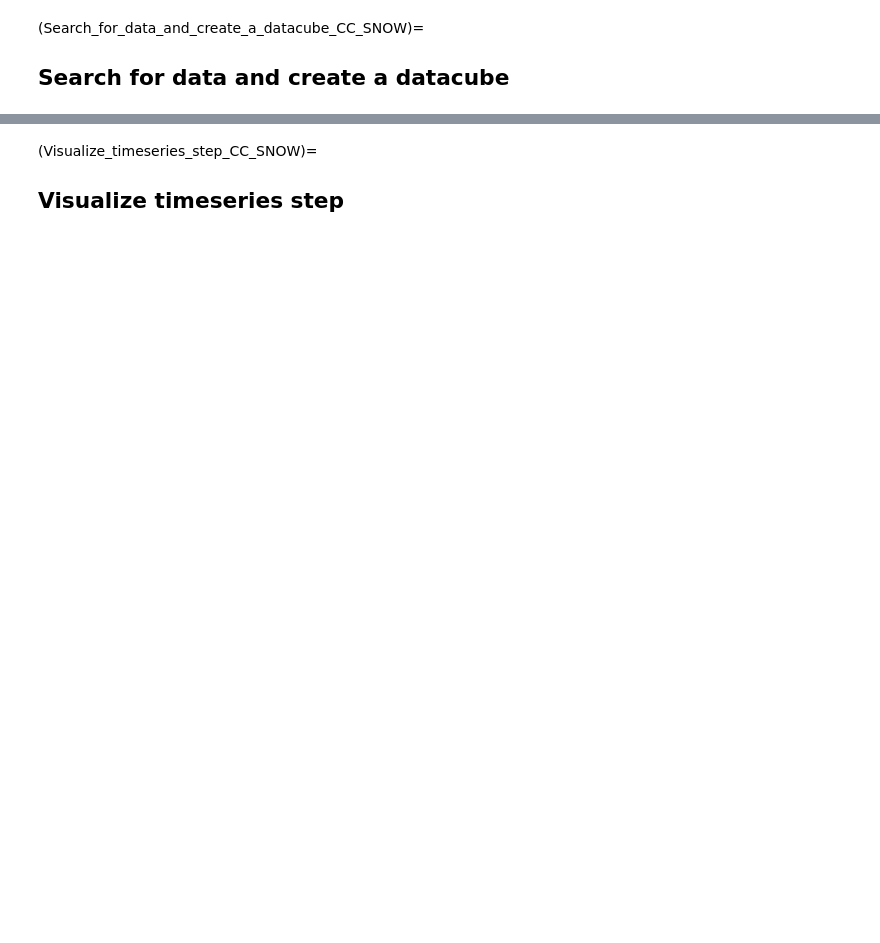
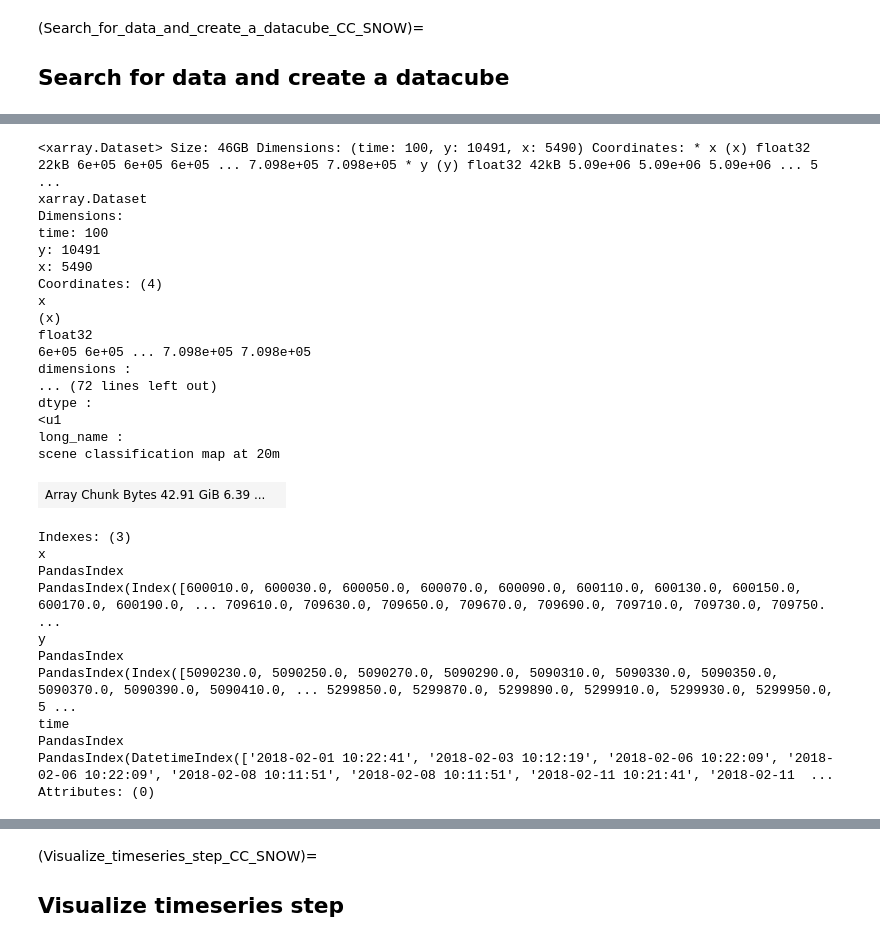
Before and after one commit to tinaok/eopf-sample-notebooks, a Jupyter notebook: notebooks/Sentinel-2/cc_snow_exercise_3.1.ipynb, the cells around one changed output, grey strips where cells are left out. Cells and saved outputs as stored; diff of their text form; code cells hidden in the pictures; blank space fills up the shorter version.

```diff
--- a/notebooks/Sentinel-2/cc_snow_exercise_3.1.ipynb
+++ b/notebooks/Sentinel-2/cc_snow_exercise_3.1.ipynb
@@ -81,0 +98,4 @@ import geopandas as gpd
+# %%
+catchment_outline = gpd.read_file('./geojson/catchment_outline_cc_31.geojson')
+bbox = list(catchment_outline.total_bounds)  # minx, miny, maxx, maxy
+bbox
@@ -84,0 +124,73 @@ import geopandas as gpd
+# %%
+def extract_time(ds):
+    date_format = "%Y%m%dT%H%M%S"
+    filename = ds.encoding["source"]
+    date_str = os.path.basename(filename).split("_")[2]
+    time = datetime.strptime(date_str, date_format)
+    return ds.assign_coords(time=time)
+
+
+b03 = xr.open_mfdataset(
+    hrefs,
+    engine="zarr",
+    chunks={},
+    group="/measurements/reflectance/r20m",
+    concat_dim="time",
+    combine="nested",
+    preprocess=extract_time,
+    mask_and_scale=True,
+).sortby("time", ascending=True)[["b03"]].rio.write_crs("EPSG:32632")
+
+b11 = xr.open_mfdataset(
+    hrefs,
+    engine="zarr",
+    chunks={},
+    group="/measurements/reflectance/r20m",
+    concat_dim="time",
+    combine="nested",
+    preprocess=extract_time,
+    mask_and_scale=True,
+).sortby("time", ascending=True)[["b11"]].rio.write_crs("EPSG:32632")
+
+scl = xr.open_mfdataset(
+    hrefs,
+    engine="zarr",
+    chunks={},
+    group="/conditions/mask/l2a_classification/r20m",
+    concat_dim="time",
+    combine="nested",
+    preprocess=extract_time,
+    mask_and_scale=True,
+).sortby("time", ascending=True)[["scl"]].rio.write_crs("EPSG:32632")
+
+scl
+# %% [output]
+<xarray.Dataset> Size: 46GB Dimensions: (time: 100, y: 10491, x: 5490) Coordinates: * x (x) float32 22kB 6e+05 6e+05 6e+05 ... 7.098e+05 7.098e+05 * y (y) float32 42kB 5.09e+06 5.09e+06 5.09e+06 ... 5 ...
+xarray.Dataset
+Dimensions:
+time: 100
+y: 10491
+x: 5490
+Coordinates: (4)
+x
+(x)
+float32
+6e+05 6e+05 ... 7.098e+05 7.098e+05
+dimensions :
+... (72 lines left out)
+dtype :
+<u1
+long_name :
+scene classification map at 20m
+| Array Chunk Bytes 42.91 GiB 6.39 ... |  |
+Indexes: (3)
+x
+PandasIndex
+PandasIndex(Index([600010.0, 600030.0, 600050.0, 600070.0, 600090.0, 600110.0, 600130.0, 600150.0, 600170.0, 600190.0, ... 709610.0, 709630.0, 709650.0, 709670.0, 709690.0, 709710.0, 709730.0, 709750. ...
+y
+PandasIndex
+PandasIndex(Index([5090230.0, 5090250.0, 5090270.0, 5090290.0, 5090310.0, 5090330.0, 5090350.0, 5090370.0, 5090390.0, 5090410.0, ... 5299850.0, 5299870.0, 5299890.0, 5299910.0, 5299930.0, 5299950.0, 5 ...
+time
+PandasIndex
+PandasIndex(DatetimeIndex(['2018-02-01 10:22:41', '2018-02-03 10:12:19', '2018-02-06 10:22:09', '2018-02-06 10:22:09', '2018-02-08 10:11:51', '2018-02-08 10:11:51', '2018-02-11 10:21:41', '2018-02-11  ...
+Attributes: (0)
```
Also changed, not shown: parts of 28 cells of this notebook.
